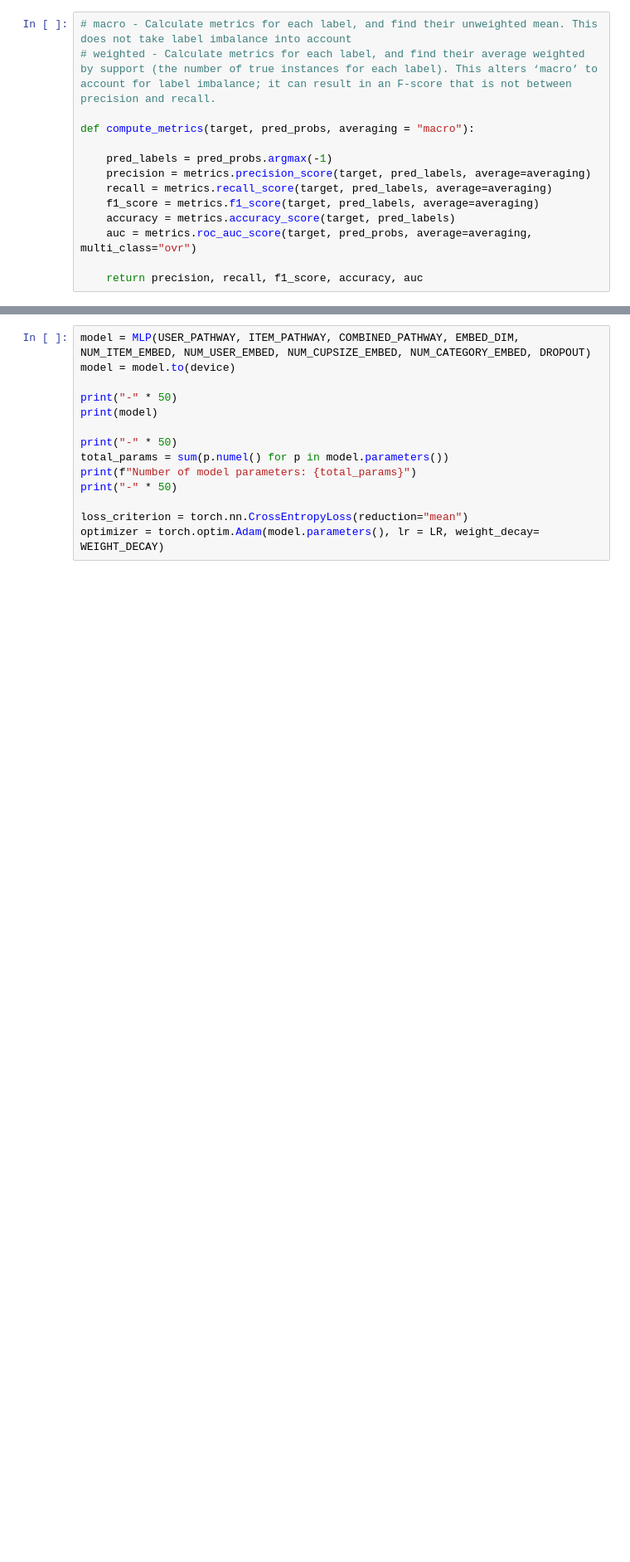
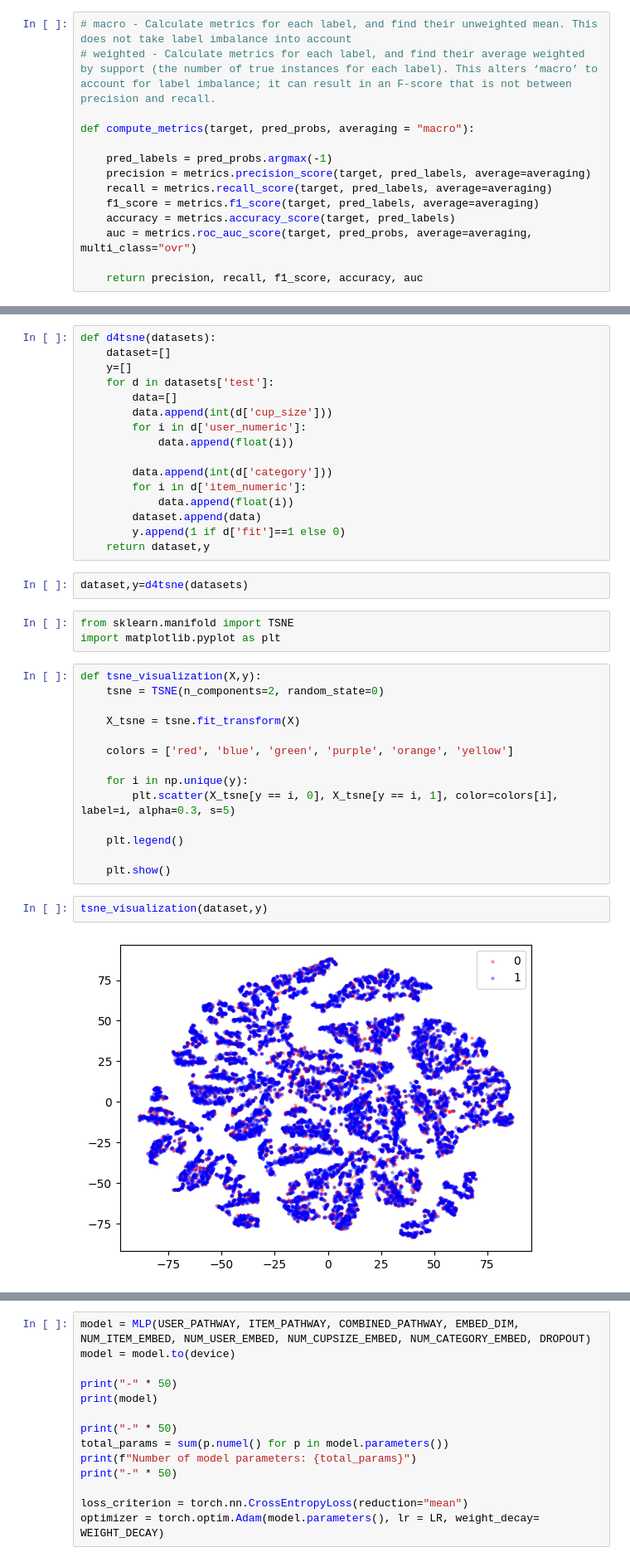
Before and after one commit to Crabroe/CSE258, a Jupyter notebook: NetModel2.ipynb, the cells around one changed output, grey strips where cells are left out. Shown at 83% size. Cells and saved outputs as stored; diff of their text form; blank space fills up the shorter version.

```diff
--- a/NetModel2.ipynb
+++ b/NetModel2.ipynb
@@ -98,3 +109,42 @@ def compute_metrics(target, pred_probs, averaging = "macro"):
+# %%
+def d4tsne(datasets):
+    dataset=[]
+    y=[]
+    for d in datasets['test']:
+        data=[]
+        data.append(int(d['cup_size']))
+        for i in d['user_numeric']:
+            data.append(float(i))
+
+        data.append(int(d['category']))
+        for i in d['item_numeric']:
+            data.append(float(i))
+        dataset.append(data)
+        y.append(1 if d['fit']==1 else 0)
+    return dataset,y
+# %%
+dataset,y=d4tsne(datasets)
+# %%
+from sklearn.manifold import TSNE
+import matplotlib.pyplot as plt
+# %%
+def tsne_visualization(X,y):
+    tsne = TSNE(n_components=2, random_state=0)
+
+    X_tsne = tsne.fit_transform(X)
+
+    colors = ['red', 'blue', 'green', 'purple', 'orange', 'yellow']
+
+    for i in np.unique(y):
+        plt.scatter(X_tsne[y == i, 0], X_tsne[y == i, 1], color=colors[i], label=i, alpha=0.3, s=5)
+
+    plt.legend()
+
+    plt.show()
+# %%
+tsne_visualization(dataset,y)
+# %% [output]
+[figure, added]
 # %%
 class Base(nn.Module):
     def __init__(self, user_pathway, item_pathway, combined_pathway, embed_dim, num_item_embed, num_user_embed, num_cupsize_embed, num_category_embed, dropout):
```
Also changed, not shown: parts of 10 cells of this notebook.
